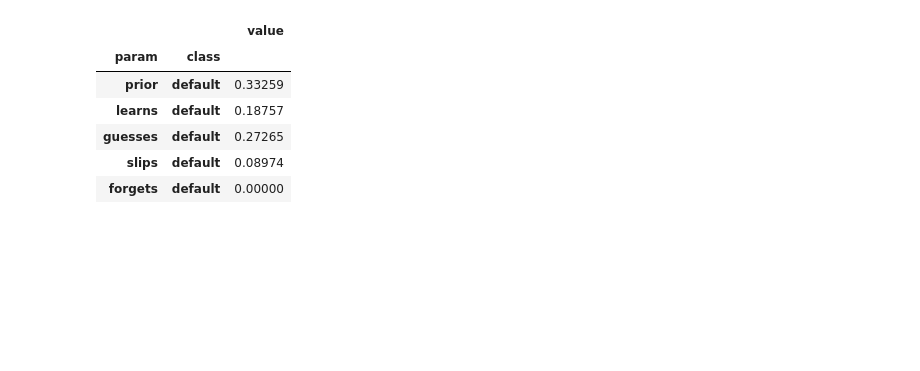
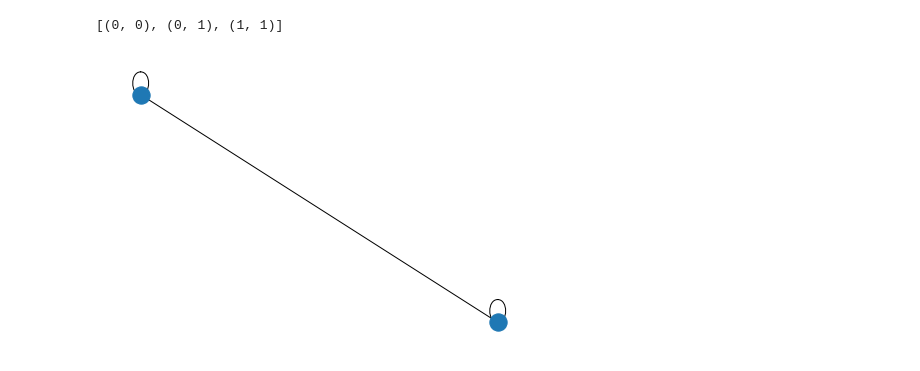
Before and after one commit to jinnieshinufl/EDF-6938-Computational-Psychometrics, a Jupyter notebook: week5.ipynb, the cells around one changed output. Drawn from its saved outputs; the diff is of its cells as text; code cells hidden in the pictures; blank space fills up the shorter version.

```diff
--- a/week5.ipynb
+++ b/week5.ipynb
@@ -65,14 +26,9 @@ ct_df.head()
-# %%
-model = Model(seed = 42, num_fits = 1, parallel = True)
-model.fit(data_path = 'ct.csv')
-training_rmse = model.evaluate(data = ct_df)
-training_auc = model.evaluate(data_path = "ct.csv", metric = 'auc')
-model.params().loc['Plot non-terminating improper fraction']
-# %% [output]
-|  |  | value |
-| param | class |  |
-| prior | default | 0.33259 |
-| learns | default | 0.18757 |
-| guesses | default | 0.27265 |
-| slips | default | 0.08974 |
-| forgets | default | 0.00000 |
+# %%
+A = np.array([[1, 1], [2, 1]])
+G = nx.from_numpy_matrix(A)
+
+print(G.edges())
+nx.draw(G)
+# %% [output]
+[(0, 0), (0, 1), (1, 1)]
+[figure, added]
```
Also changed, not shown: parts of 48 cells of this notebook, 4 other files.
